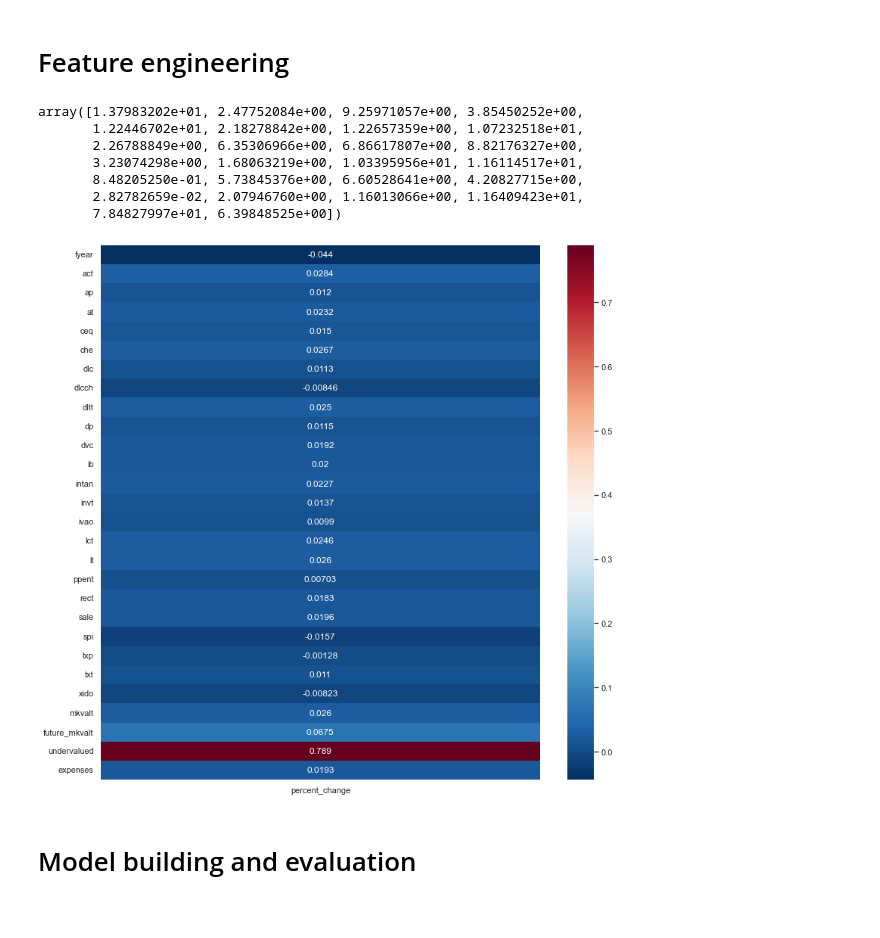
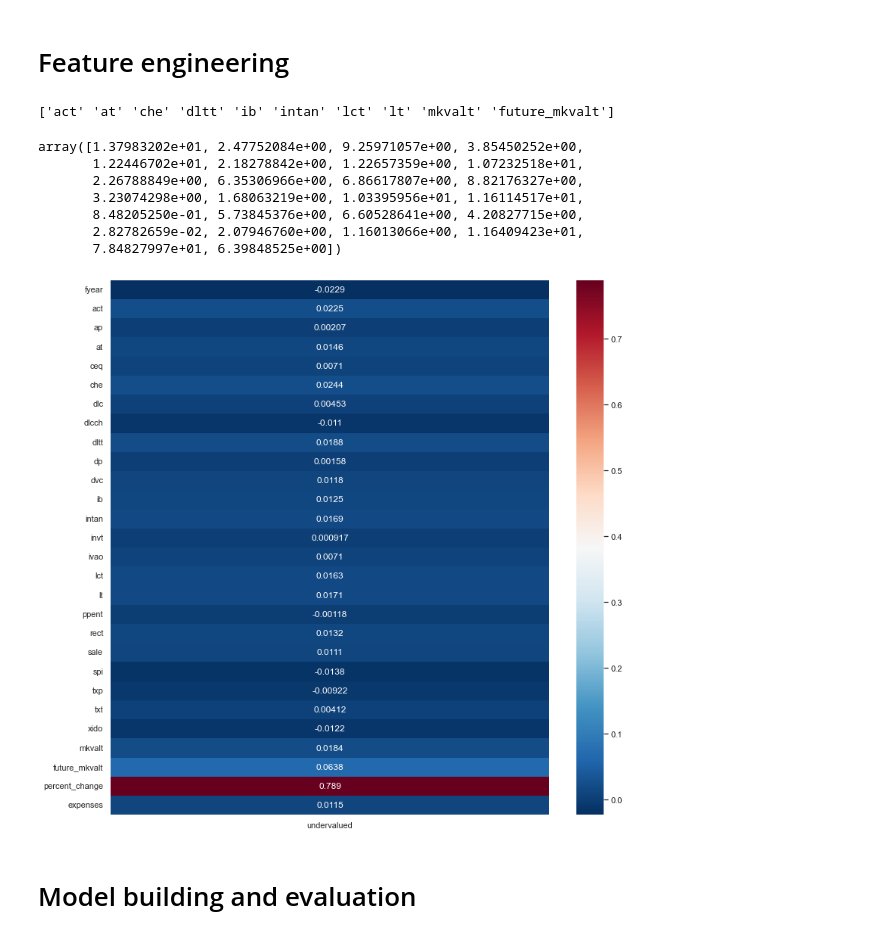
Before and after one commit to yaakoveitan/StonksLLC, a Jupyter notebook: Stonk .ipynb, the cells around one changed output. Saved outputs shown, nothing was run; the diff lists cells and outputs as text; code cells hidden in the pictures.

```diff
--- a/Stonk .ipynb
+++ b/Stonk .ipynb
@@ -277,6 +287,9 @@ X_selected = fs.fit_transform(X,y)
 # best features according to pearson test
 selected_features = fs.get_feature_names_out()
 X = df[selected_features]
+print(selected_features)
+# %% [output]
+['act' 'at' 'che' 'dltt' 'ib' 'intan' 'lct' 'lt' 'mkvalt' 'future_mkvalt']
 # %%
 #print values of the features
 fs.scores_
@@ -291,18 +304,18 @@ array([1.37983202e+01, 2.47752084e+00, 9.25971057e+00, 3.85450252e+00,
 # %%
 #create heatmap showing which values correlate most with undervalued helps select features
 
 def create_corr_matrix(column_name):
     corr_mat = df.corr()
 
     corr_targ = corr_mat[[column_name]].drop(labels=[column_name])
     fig, ax = plt.subplots(figsize = (13,13))
     sns.heatmap(corr_targ, annot= True, fmt='.3',cmap='RdBu_r')
     plt.show()
 
 
-create_corr_matrix("percent_change")
+create_corr_matrix("undervalued")
 # %% [output]
-[figure, old version]
+[figure, new version]
 # %% [markdown]
 # Model building and evaluation
 # %%
```
Also changed, not shown: parts of 5 cells of this notebook.
